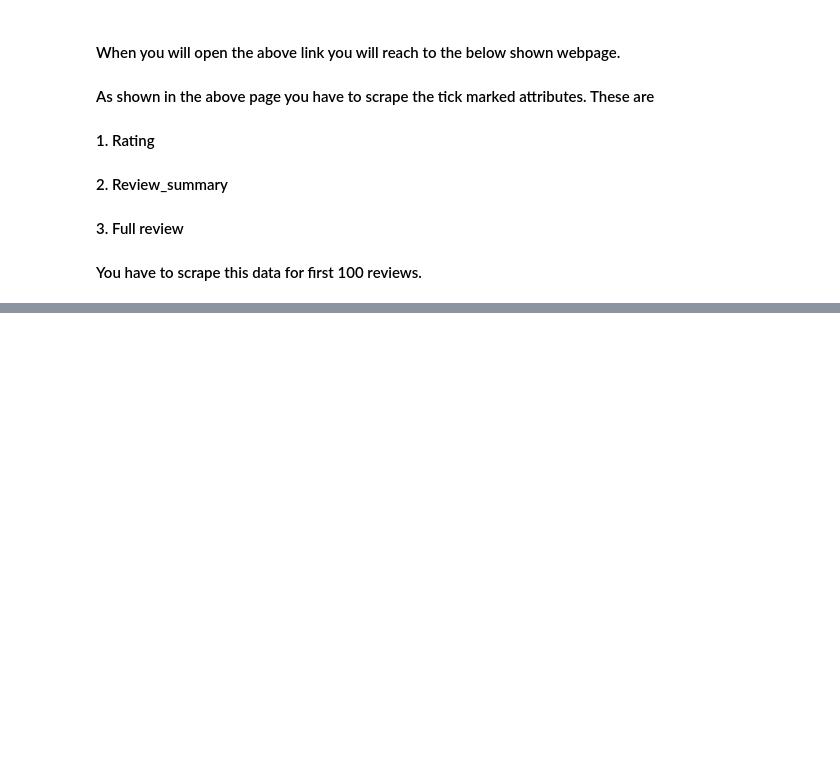
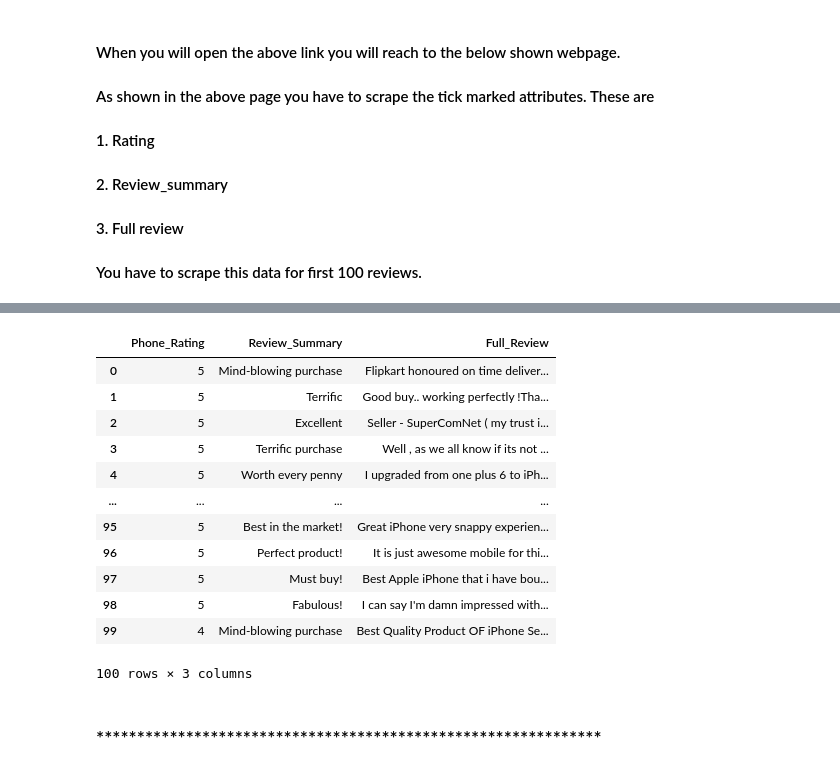
Before and after one commit to olivierla412/data_Camp, a Jupyter notebook: Scraping/Selenium/sel_assignments.ipynb, the cells around one changed output, grey strips where cells are left out. Drawn from its saved outputs; the diff is of its cells as text; code cells hidden in the pictures; blank space fills up the shorter version.

```diff
--- a/Scraping/Selenium/sel_assignments.ipynb
+++ b/Scraping/Selenium/sel_assignments.ipynb
@@ -1889,0 +2103,21 @@ data_d
+# %%
+#pd.options.display.max_rows = None
+pd.options.display.max_rows = 10
+# %%
+data_e
+# %% [output]
+|  | Phone_Rating | Review_Summary | Full_Review |
+| 0 | 5 | Mind-blowing purchase | Flipkart honoured on time deliver... |
+| 1 | 5 | Terrific | Good buy.. working perfectly !Tha... |
+| 2 | 5 | Excellent | Seller - SuperComNet ( my trust i... |
+| 3 | 5 | Terrific purchase | Well , as we all know if its not ... |
+| 4 | 5 | Worth every penny | I upgraded from one plus 6 to iPh... |
+| ... | ... | ... | ... |
+| 95 | 5 | Best in the market! | Great iPhone very snappy experien... |
+| 96 | 5 | Perfect product! | It is just awesome mobile for thi... |
+| 97 | 5 | Must buy! | Best Apple iPhone that i have bou... |
+| 98 | 5 | Fabulous! | I can say I'm damn impressed with... |
+| 99 | 4 | Mind-blowing purchase | Best Quality Product OF iPhone Se... |
+100 rows × 3 columns
+# %% [markdown]
+### **************************************************************
```
Also changed, not shown: parts of 115 cells of this notebook, 11 other files.
